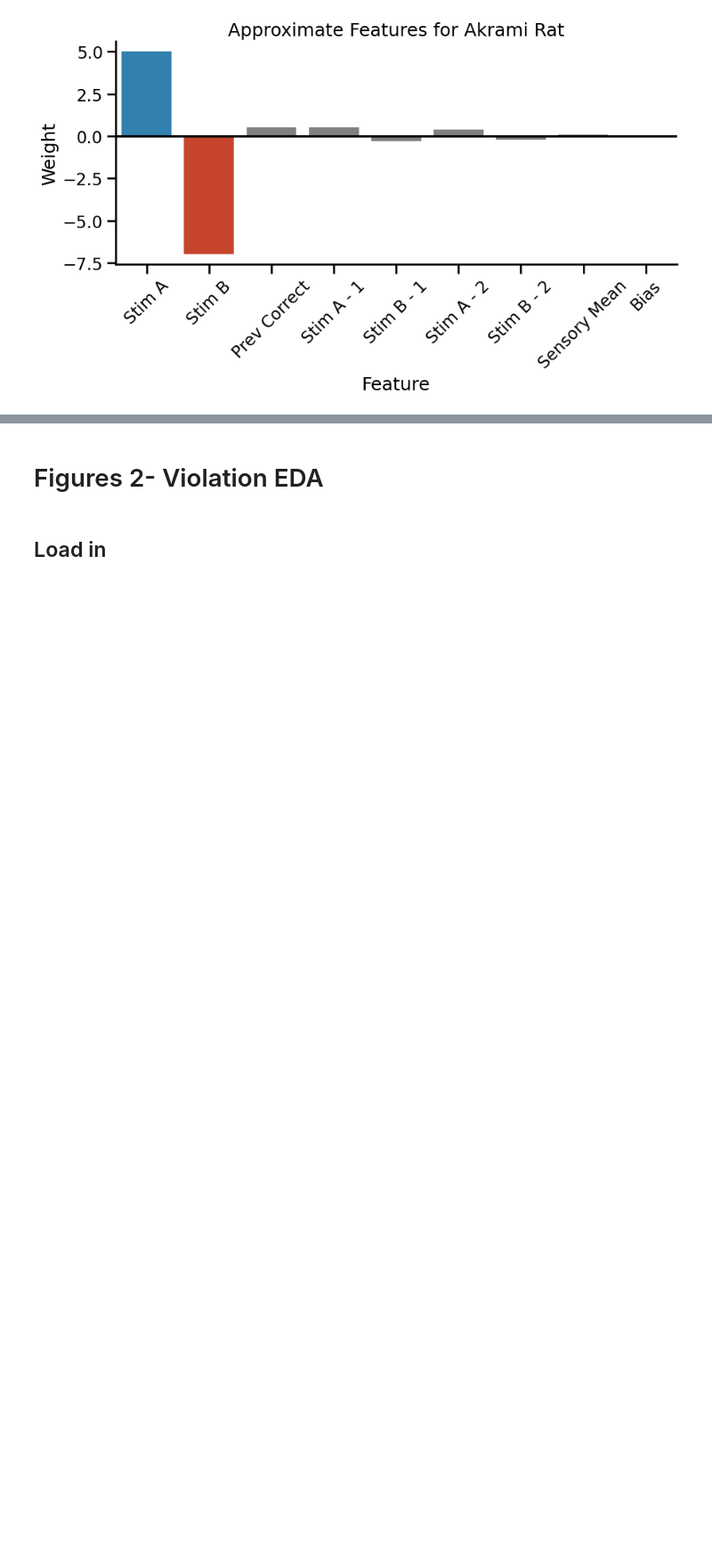
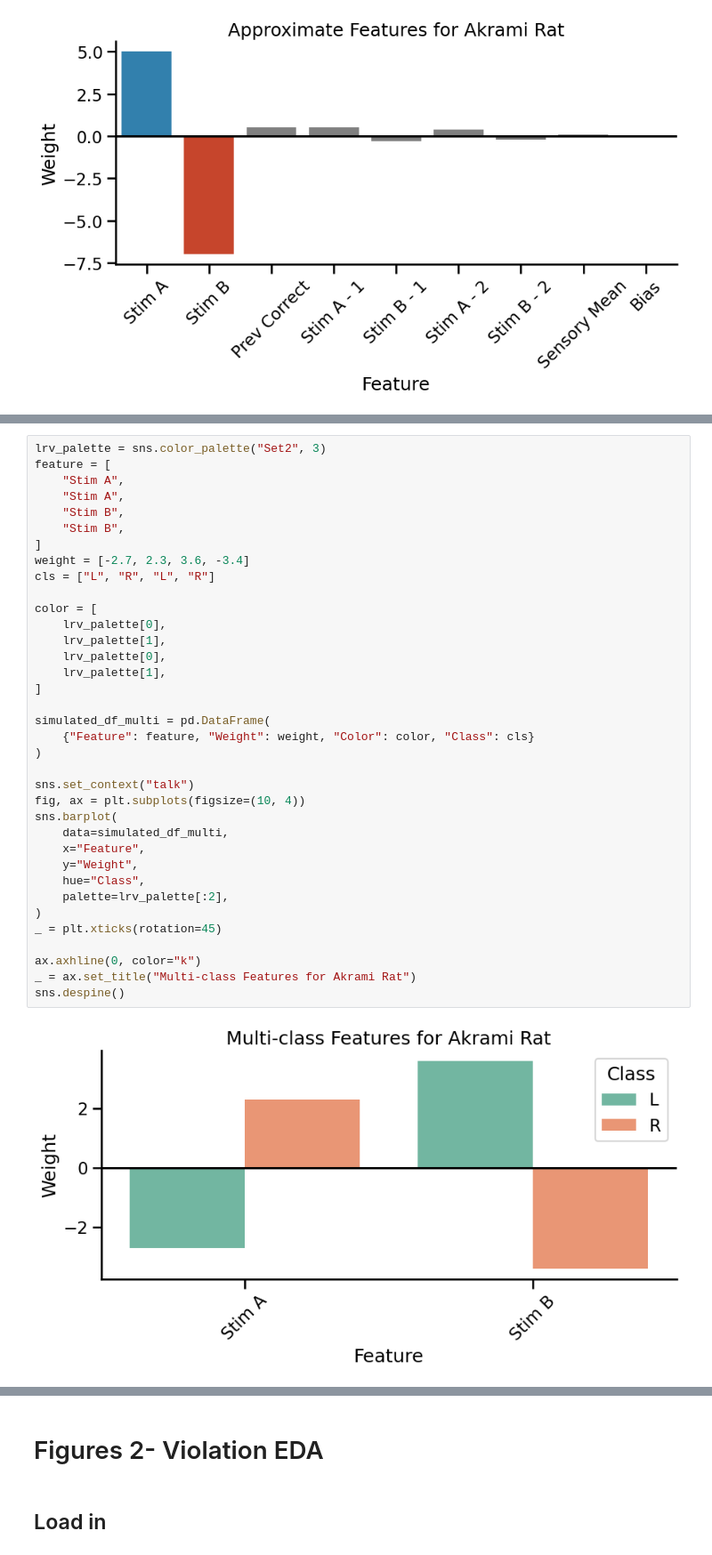
Before and after one commit to jess-breda/violations-multinomial, a Jupyter notebook: notebooks/meetings/2024_02_23_dennis_lab_meeting.ipynb, the cells around one changed output, grey strips where cells are left out. Shown at 89% size. Drawn from its saved outputs; the diff is of its cells as text; blank space fills up the shorter version.

```diff
--- a/notebooks/meetings/2024_02_23_dennis_lab_meeting.ipynb
+++ b/notebooks/meetings/2024_02_23_dennis_lab_meeting.ipynb
@@ -74,0 +91,38 @@ sns.despine()
+# %%
+lrv_palette = sns.color_palette("Set2", 3)
+feature = [
+    "Stim A",
+    "Stim A",
+    "Stim B",
+    "Stim B",
+]
+weight = [-2.7, 2.3, 3.6, -3.4]
+cls = ["L", "R", "L", "R"]
+
+color = [
+    lrv_palette[0],
+    lrv_palette[1],
+    lrv_palette[0],
+    lrv_palette[1],
+]
+
+simulated_df_multi = pd.DataFrame(
+    {"Feature": feature, "Weight": weight, "Color": color, "Class": cls}
+)
+
+sns.set_context("talk")
+fig, ax = plt.subplots(figsize=(10, 4))
+sns.barplot(
+    data=simulated_df_multi,
+    x="Feature",
+    y="Weight",
+    hue="Class",
+    palette=lrv_palette[:2],
+)
+_ = plt.xticks(rotation=45)
+
+ax.axhline(0, color="k")
+_ = ax.set_title("Multi-class Features for Akrami Rat")
+sns.despine()
+# %% [output]
+[figure, added]
```
Also changed, not shown: parts of 88 cells of this notebook.
